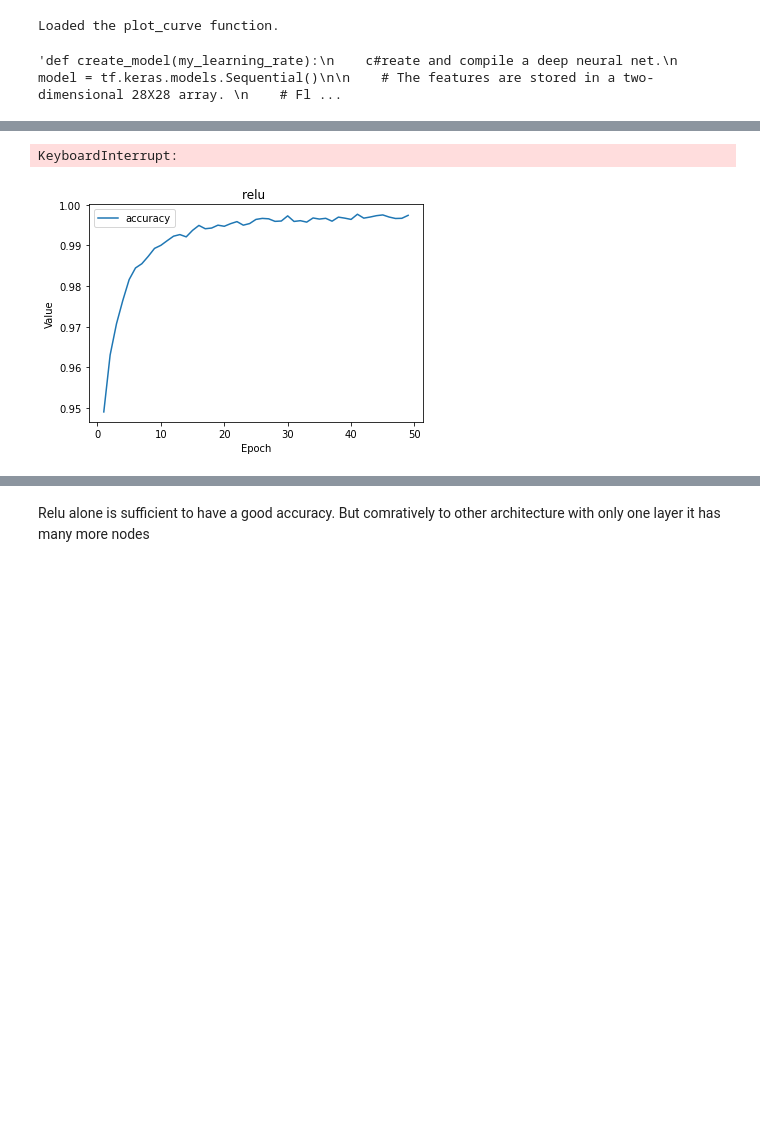
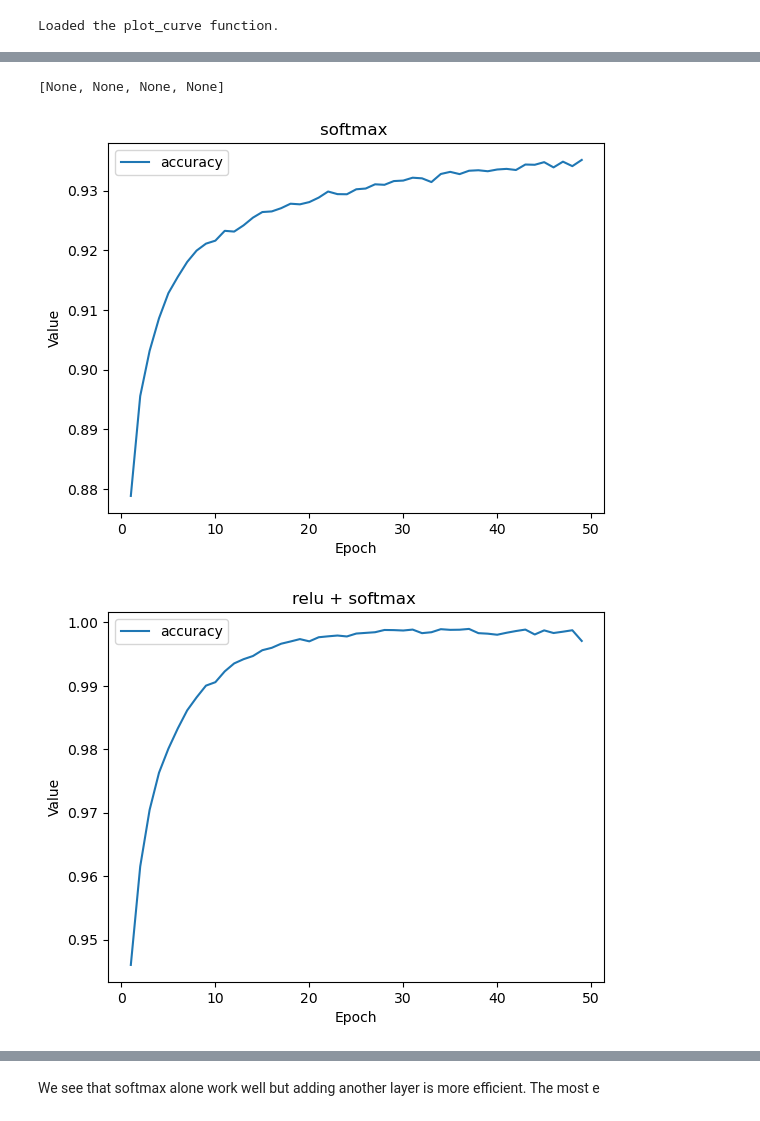
Before and after one commit to aparru33/DeepLearning, a Jupyter notebook: MNIST/mnist_keras.ipynb, the cells around one changed output, grey strips where cells are left out. Saved outputs shown, nothing was run; the diff lists cells and outputs as text; code cells hidden in the pictures; blank space fills up the shorter version.

Commit message:
mnist_keras_v1

```diff
--- a/MNIST/mnist_keras.ipynb
+++ b/MNIST/mnist_keras.ipynb
@@ -43,7 +43,7 @@ print("Loaded the plot_curve function.")
 # %% [output]
 Loaded the plot_curve function.
 # %%
-"""def create_model(my_learning_rate):
+def create_model(my_learning_rate):
     c#reate and compile a deep neural net.
     model = tf.keras.models.Sequential()
 
@@ -67,9 +67,7 @@ Loaded the plot_curve function.
                 loss="sparse_categorical_crossentropy",
                 metrics=['accuracy'])
 
-    return model     """
+    return model
-# %% [output]
-'def create_model(my_learning_rate):\n    c#reate and compile a deep neural net.\n    model = tf.keras.models.Sequential()\n\n    # The features are stored in a two-dimensional 28X28 array. \n    # Fl ...
 # %%
 d_optimizer={"SGD" : lambda  l: tf.keras.optimizers.SGD(learning_rate=l),
 "RMSprop" : lambda  l: tf.keras.optimizers.RMSprop(learning_rate=l),
@@ -135,13 +132,12 @@ def train_model(model, train_features, train_label, epochs,
 # %%
 def test_model(dict_layer, optimizer, loss, learning_rate, metrics,
                    epochs, batch_size, validation_split, verbose):
-    my_model = create_model(dict_layer = layers,
+    my_model = create_model(dict_layer = dict_layer,
                             optimizer = "Adam",
                             loss="sparse_categorical_crossentropy",
                             learning_rate=learning_rate,
                             metrics=['accuracy'])
     # Train the model on the normalized training set.
-    print(list(my_model.layers))
     my_model, epochs, hist = train_model(my_model, x_train_normalized, y_train,
                                epochs, batch_size, validation_split, verbose = 0)
 
@@ -166,20 +162,17 @@ validation_split = 0.2
 
 # Establish the model's topography.
 #my_model = create_model(learning_rate)
-layer_1_relu = {"activation" : "relu",
-           "nb_node" : 10,
-           "drop_out_rate" : 0.2}
-layer_1 = {"activation" : "relu",
+
+relu = {"activation" : "relu",
            "nb_node" : 392,
            "drop_out_rate" : 0.2}
-layer_2 = {"activation" : "swish",
+swish = {"activation" : "swish",
            "nb_node" : 98,
            "drop_out_rate" : 0.2}
-layer_3 = {"activation" : "softmax",
+softmax = {"activation" : "softmax",
            "nb_node" : 10}
-layers= {1 : layer_1,2:layer_2, 3:layer_3}
  #(dict_layer,optimizer:str, loss:str, learning_rate, metrics:list)
-arch = [{1:layer_1_relu},{1:layer_1,2:layer_3},{1 : layer_2,2:layer_3},{1 : layer_1,2:layer_2, 3:layer_3}]
+arch = [{1:softmax},{1:relu,2:softmax},{1 : swish,2:softmax},{1 : relu,2:swish, 3:softmax}]
 
 traintest = lambda dc : test_model(dict_layer = dc, optimizer = "Adam",
                                 loss="sparse_categorical_crossentropy",
@@ -199,2 +200,3 @@ traintest = lambda dc : test_model(dict_layer = dc, optimizer = "Adam",
-KeyboardInterrupt:
+[None, None, None, None]
-[figure, old version]
+[figure, new version]
+[figure, added]
@@ -201,2 +205,2 @@ KeyboardInterrupt:
 # %% [markdown]
-Relu alone is sufficient to have a good accuracy. But comratively to other architecture with only one layer it has many more nodes
+We see that softmax alone work well but adding another layer is more efficient. The most e
```
Also changed, not shown: parts of 2 cells of this notebook.
